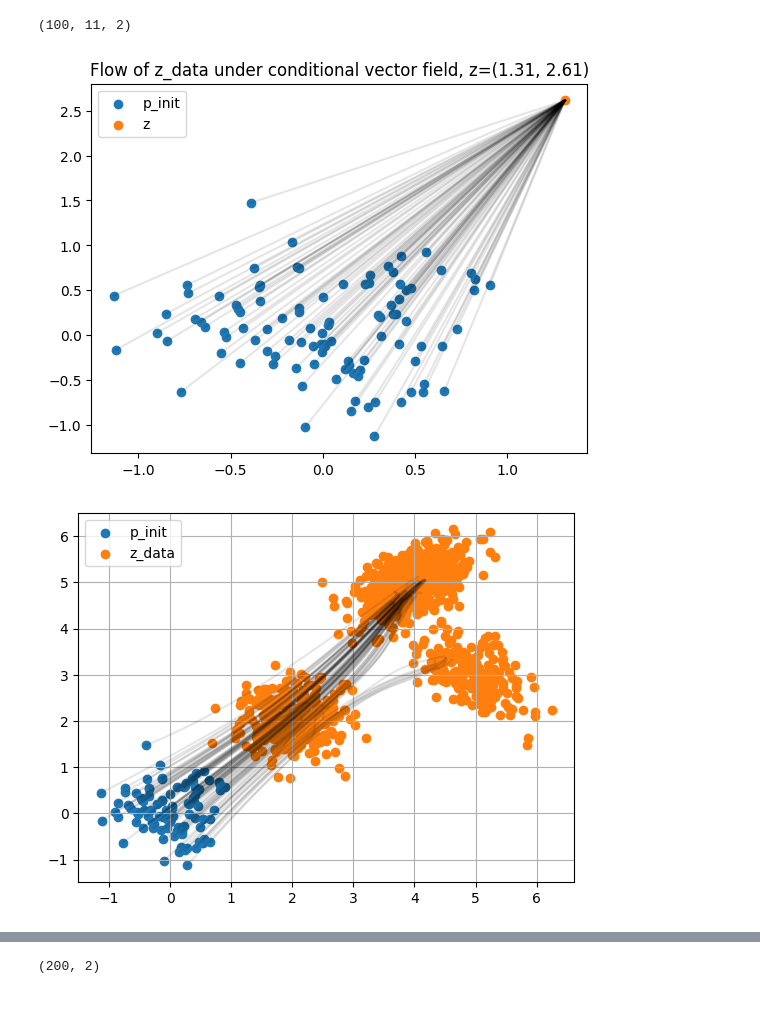
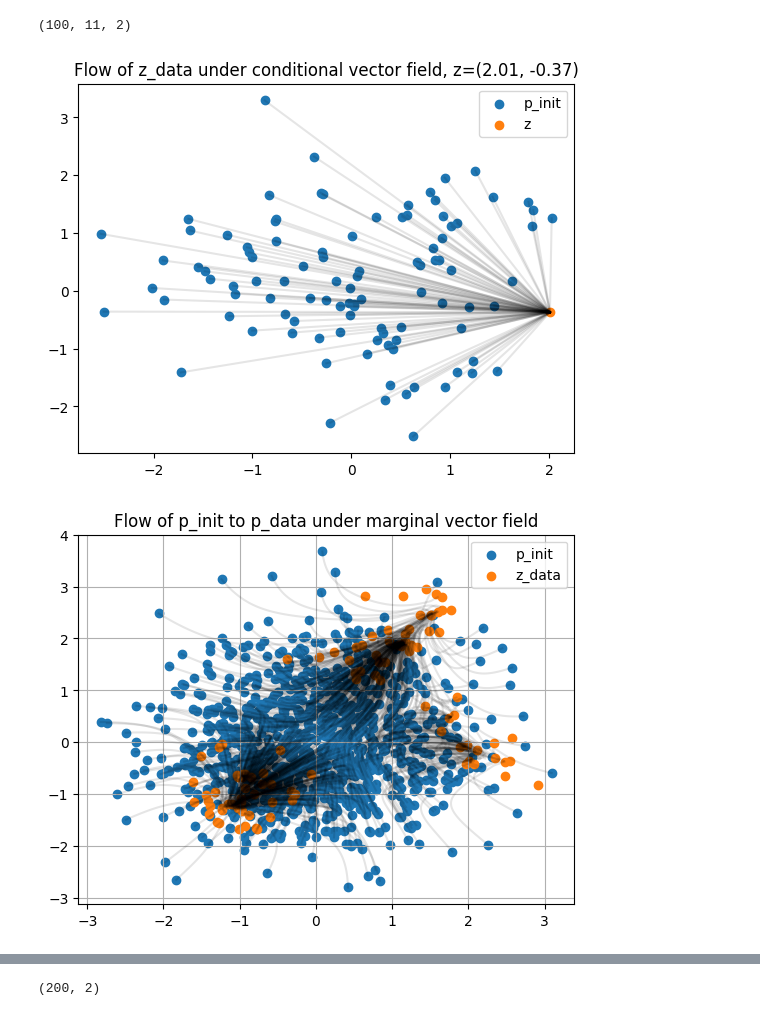
Before and after one commit to thelmn/quantfin_examples, a Jupyter notebook: flow-diffusion/flow-diffusion-ode-sde-intro.ipynb, the cells around one changed output, grey strips where cells are left out. Cells and saved outputs as stored; diff of their text form; code cells hidden in the pictures.

```diff
--- a/flow-diffusion/flow-diffusion-ode-sde-intro.ipynb
+++ b/flow-diffusion/flow-diffusion-ode-sde-intro.ipynb
@@ -200,11 +203,11 @@ The marginal vector field characterizes an ODE such that:
 # %%
 # Example with data from mixture of 3 2d Gaussians with diff var-covar matrices
 # true data distribution params:
-true_mus = 2+jnp.array([[0., 0.], [2., 3.], [3., 1.]])
+true_mus = -1+jnp.array([[0., 0.], [2., 3.], [3., 1.]])
 true_covs = 0.2*jnp.array([[[1., 0.], [0., 1.]], [[1., 0.5], [0.5, 1.]], [[1., -0.5], [-0.5, 1.]]])
 true_pis = jnp.array([0.3, 0.5, 0.2])
 
-n_samples = 1000
+n_samples = 100
 
 rng_key = jax.random.PRNGKey(0)
 
@@ -245,7 +248,7 @@ def cond_vec_field(z, t):
   return lambda x: z + ((a_t*z - x)/b_t)
 
 init_mu = jnp.array([0., 0.])
-init_cov = 0.2*jnp.eye(2)
+init_cov = jnp.eye(2)
 
 n_steps = 10
 h = 1/n_steps
@@ -277,7 +280,7 @@ plt.legend()
 plt.title('Flow of z_data under conditional vector field, z=({:.2f}, {:.2f})'.format(*z_data_sample))
 plt.show()
 # %% [output]
-[figure, old version]
+[figure, new version]
 # %%
 # marginal prob under data distribution
 def marginal_prob_path(x, t, z_data):
@@ -288,34 +291,35 @@ def marginal_vec_field(x, t, z_data):
   p_data_z = 1/z_data.shape[0]
   return (p_data_z/p_t_x)*jnp.sum(jax.vmap(lambda z: cond_vec_field(z, t)(x) * cond_prob_path(z, t)(x), in_axes=0)(z_data), 0)
 # %%
-n_steps = 1000
+n_steps = 100
 h = 1/n_steps
 ts = jnp.arange(0, 1+h, h)
 # ts = ts.at[-1].set(ts[-1] - 1e-3)
 
 def euler_step(x, t, h, z_data):
   x_th = x + h*marginal_vec_field(x, t, z_data)
   return x_th, x_th
 
 def trajectory(x0, z_data):
   return jax.lax.scan(lambda x, t: euler_step(x, t, h, z_data), x0, ts[:-1])[1]
 
-x0s = jax.random.multivariate_normal(rng_key, init_mu, init_cov, (100,))
+x0s = jax.random.multivariate_normal(rng_key, init_mu, init_cov, (1000,))
 
 #uniform grid btwn -2, 6
 # x0s = jnp.array([[i, j] for i in jnp.linspace(-2, 6, 10) for j in jnp.linspace(-2, 6, 10)])
 
 flow = jax.vmap(trajectory, in_axes=(0, None))(x0s, z_data)
 flow = jnp.concatenate([x0s[:, None], flow], 1)
 
 plt.scatter(x0s[:, 0], x0s[:, 1], label='p_init')
 plt.plot(flow[:, :, 0].T, flow[:, :, 1].T, color='black', alpha=0.1)
 plt.scatter(z_data[:, 0], z_data[:, 1], label='z_data')
 plt.legend()
 plt.grid()
+plt.title('Flow of p_init to p_data under marginal vector field')
 plt.show()
 # %% [output]
-[figure, old version]
+[figure, new version]
 # %%
 plt.scatter(z_data[:, 0], z_data[:, 1], label='z_data')
 plt.scatter(flow[:, -1, 0].T, flow[:, -1, 1].T, color='black', alpha=0.5, label='p_final')
```
Also changed, not shown: parts of 5 cells of this notebook.
